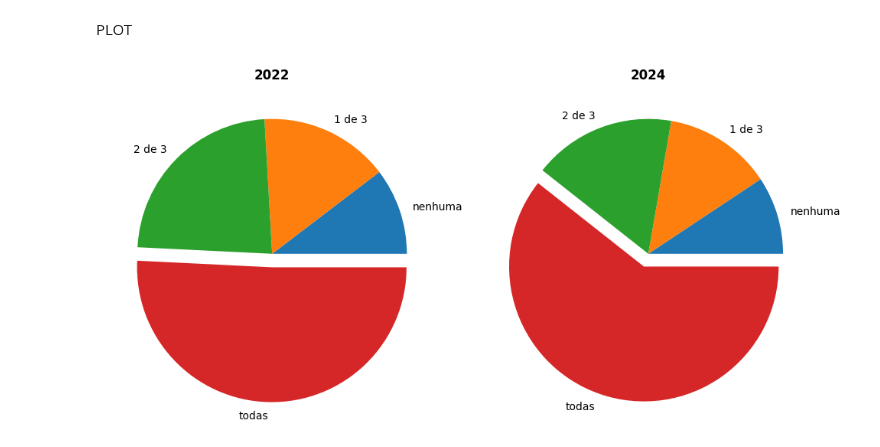
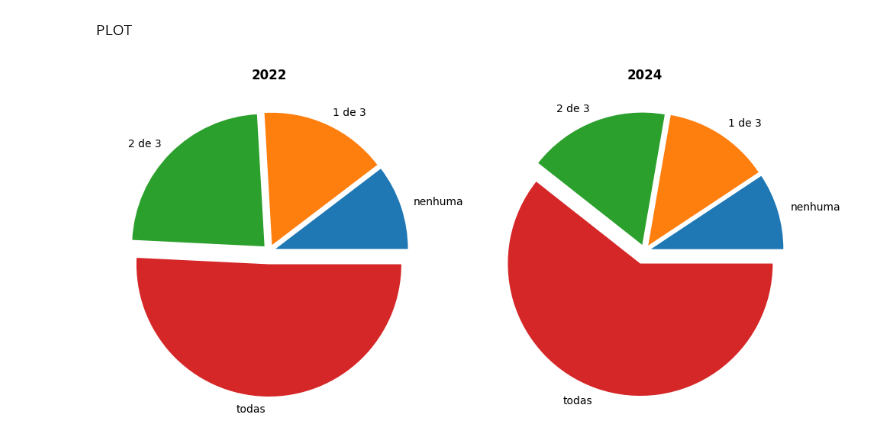
Before and after one commit to LazaroDamasceno/Dissertacao-Mestrado, a Jupyter notebook: eda/ict_in_government/piechart_answers.ipynb, the cells around one changed output. Saved outputs shown, nothing was run; the diff lists cells and outputs as text; code cells hidden in the pictures.

```diff
--- a/eda/ict_in_government/piechart_answers.ipynb
+++ b/eda/ict_in_government/piechart_answers.ipynb
@@ -81,16 +81,16 @@ PLOT
 # %%
 fig, ax = plt.subplots(1, 2, figsize=(10, 6))
 
-explode_config = [0, 0, 0, 0.1]
+explode_config = [0.05, 0.05, 0.05, 0.1]
 
 ax[0].pie(df_2022_final['Percentage'], labels=answers, explode=explode_config)
 ax[1].pie(df_2024_final['Percentage'], labels=answers, explode=explode_config)
 
 ax[0].set_title(2022, fontweight='bold')
 ax[1].set_title(2024, fontweight='bold')
 
 plt.tight_layout()
 plt.savefig('C:/Users/lazar/Master-Dissertation/figuras/ict_in_government/indicators_answer.png', dpi=300, bbox_inches='tight')
 plt.show()
 # %% [output]
-[figure, old version]
+[figure, new version]
```
Also changed, not shown: 9 other files.
